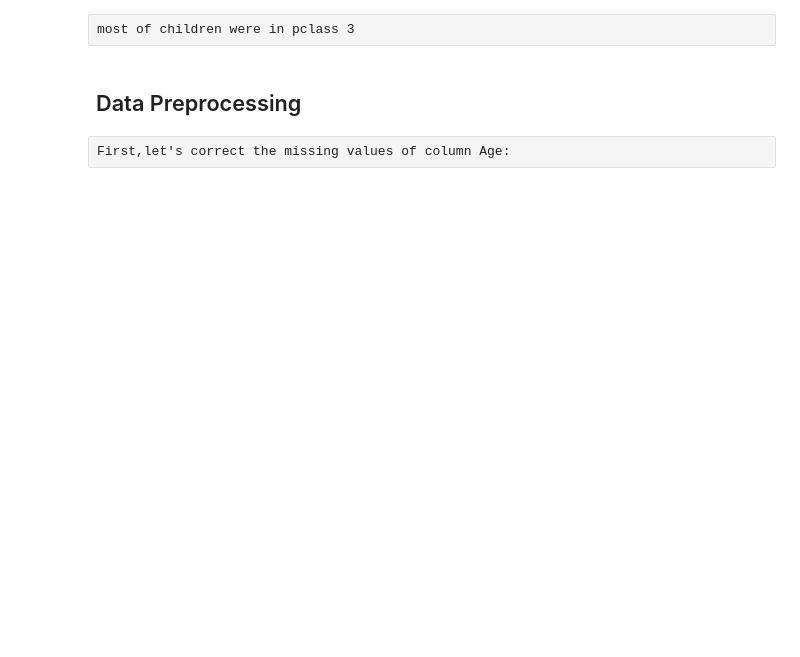
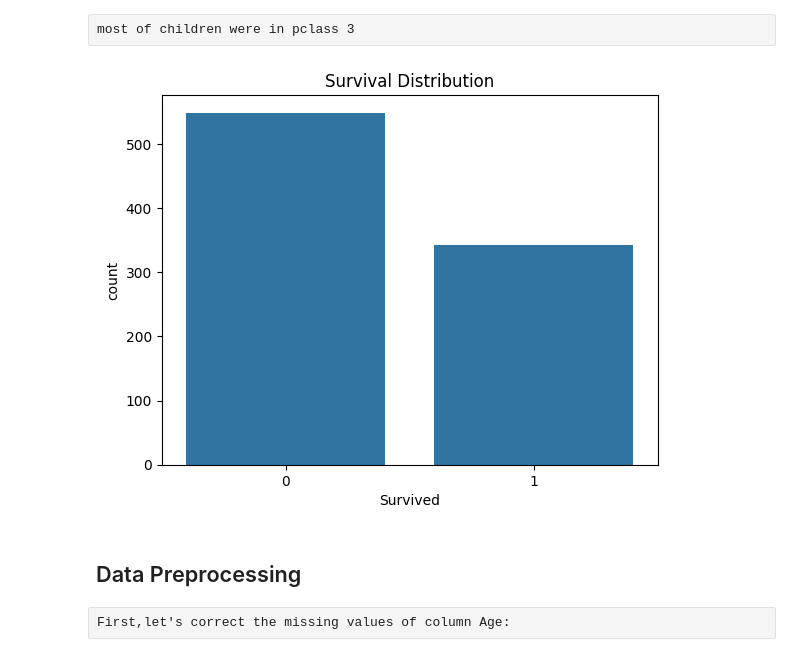
Before and after one commit to ElaheGL/Titanic-Survival-Prediction, a Jupyter notebook: mini project3(Titanic).ipynb, the cells around one changed output. Drawn from its saved outputs; the diff is of its cells as text; code cells hidden in the pictures; blank space fills up the shorter version.

```diff
--- a/mini project3(Titanic).ipynb
+++ b/mini project3(Titanic).ipynb
@@ -208,0 +56,16 @@ pd.crosstab(df.Age < 18,df.Pclass)
+# %%
+import pandas as pd
+
+# URLs for train and test datasets
+train_url = "https://raw.githubusercontent.com/ElaheGL/Titanic-Survival-Prediction/master/train.csv"
+test_url = "https://raw.githubusercontent.com/ElaheGL/Titanic-Survival-Prediction/master/test.csv"
+
+# Load the datasets
+train_df = pd.read_csv(train_url)
+test_df = pd.read_csv(test_url)
+
+# Display the first few rows of the test dataset
+test_df.head()
+
+# Optionally, show the first few rows of the train dataset to verify as well
+train_df.head()
@@ -209,5 +79,21 @@ pd.crosstab(df.Age < 18,df.Pclass)
 # %% [raw]
 most of children were in pclass 3
+# %%
+# Check for missing values in the training dataset
+train_df.isnull().sum()
+
+# Display a summary of the statistics for numerical columns
+train_df.describe()
+
+# Visualize the distribution of the target variable 'Survived'
+import seaborn as sns
+import matplotlib.pyplot as plt
+
+sns.countplot(data=train_df, x='Survived')
+plt.title('Survival Distribution')
+plt.show()
+# %% [output]
+[figure, added]
 # %% [markdown]
 ## Data Preprocessing
 # %% [raw]
```
Also changed, not shown: parts of 33 cells of this notebook.
